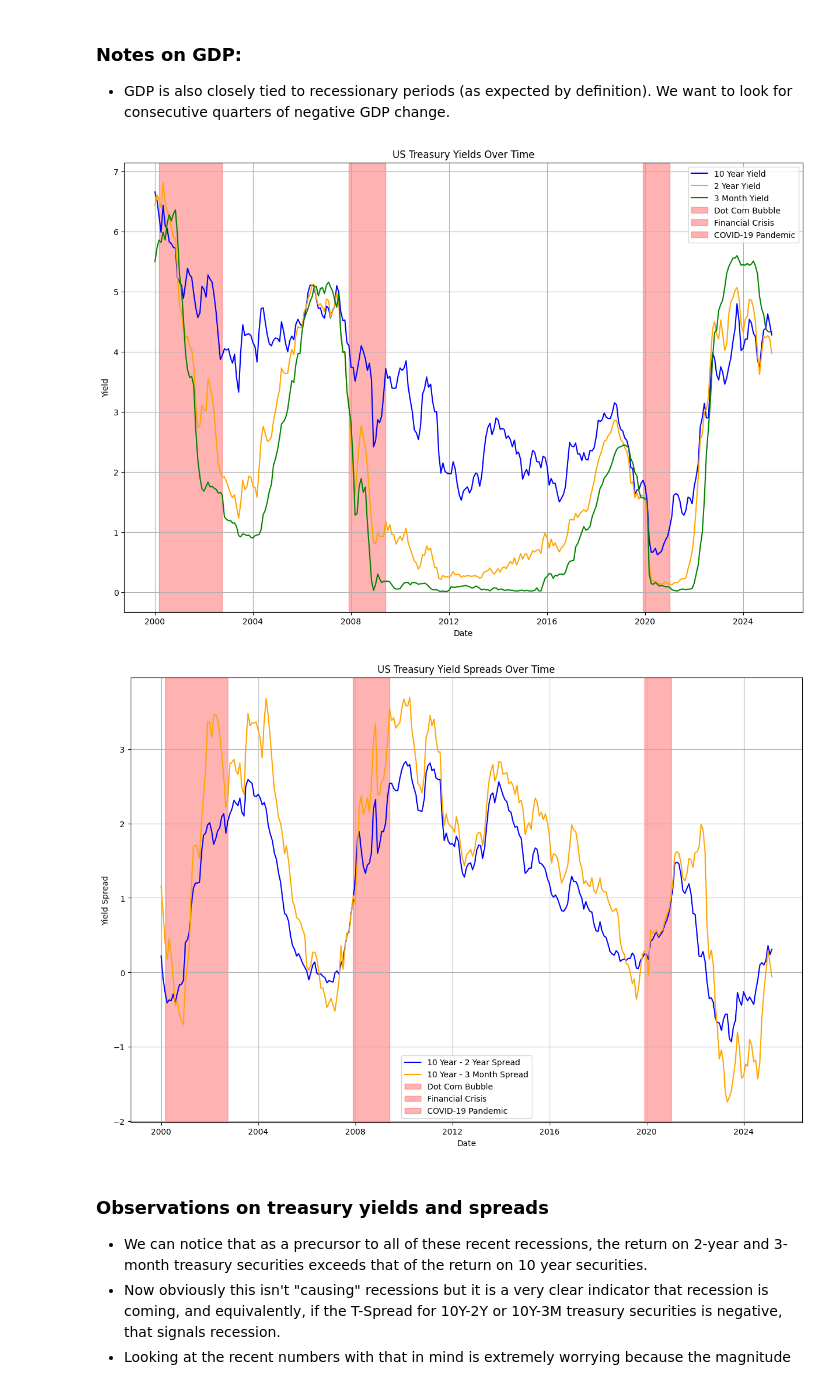
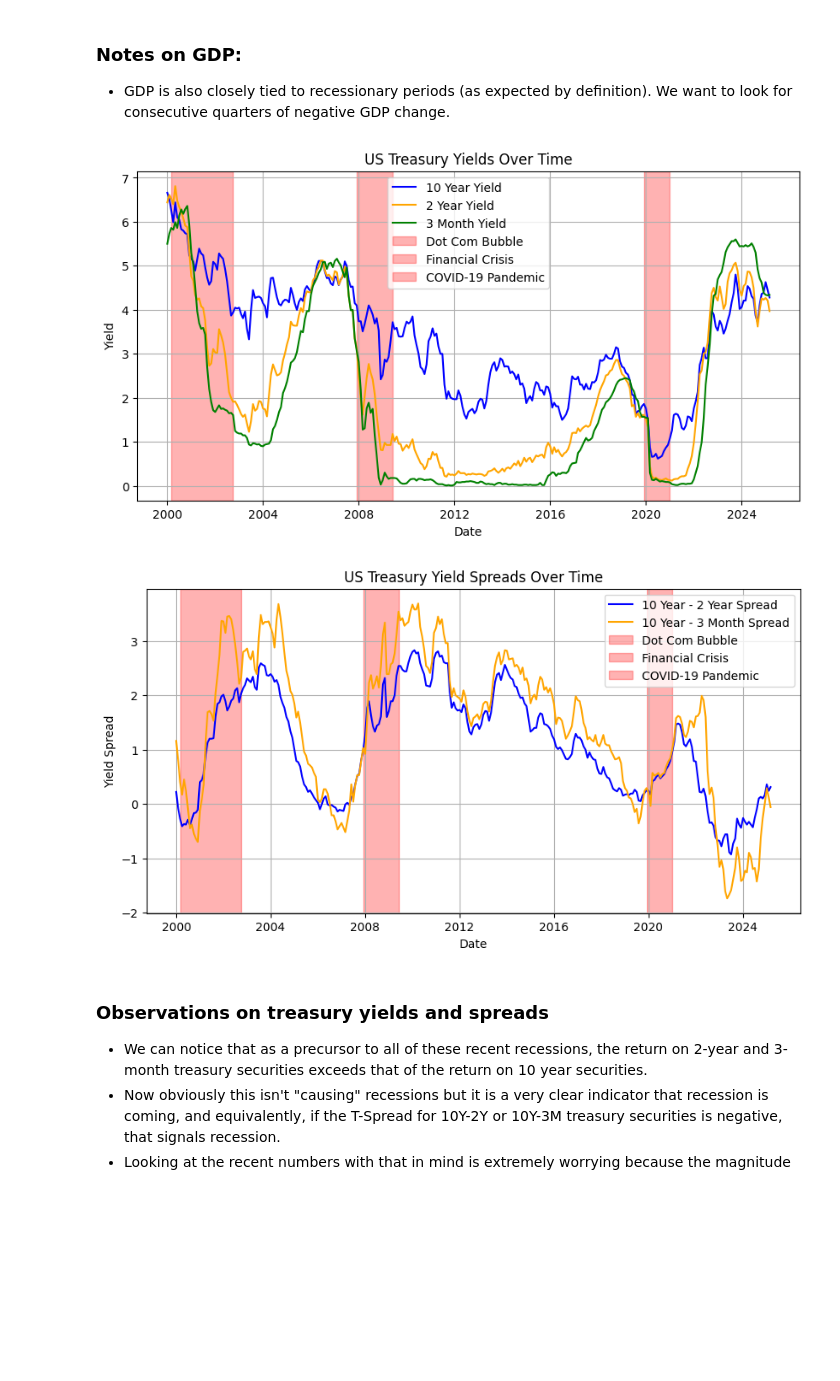
Before and after one commit to JackDamato/IC-Quant-Final-Project, a Jupyter notebook: JackDamatoFinal.ipynb, the cells around one changed output. Cells and saved outputs as stored; diff of their text form; code cells hidden in the pictures; blank space fills up the shorter version.

```diff
--- a/JackDamatoFinal.ipynb
+++ b/JackDamatoFinal.ipynb
@@ -178,39 +191,44 @@ ThreeMonth = pd.read_csv("GS3M.csv", parse_dates=["DATE"]) # 3 Month Treasury Yi
 
 # Calculate the spreads (10Y - 2Y and 10Y - 3M)
 Ten_Two_Spread = pd.DataFrame({"DATE": TenYear["DATE"], "Ten_Two_Spread": TenYear["GS10"] - TwoYear["GS2"]})
+Ten_Two_Spread["DATE"] = pd.to_datetime(Ten_Two_Spread["DATE"])
+Ten_Two_Spread.set_index("DATE", inplace=True)
+
 Ten_Three_Spread = pd.DataFrame({"DATE": TenYear["DATE"], "Ten_Three_Spread": TenYear["GS10"] - ThreeMonth["GS3M"]})
+Ten_Three_Spread["DATE"] = pd.to_datetime(Ten_Three_Spread["DATE"])
+Ten_Three_Spread.set_index("DATE", inplace=True)
 
 # Plotting the yields all on the same graph, with notable date ranges highlighted
-plt.figure(figsize=(15, 10))
+plt.figure(figsize=(10, 5))
 plt.plot(TenYear["DATE"], TenYear["GS10"], label="10 Year Yield", color="blue")
 plt.plot(TwoYear["DATE"], TwoYear["GS2"], label="2 Year Yield", color="orange")
 plt.plot(ThreeMonth["DATE"], ThreeMonth["GS3M"], label="3 Month Yield", color="green")
 for label, (start, end) in notable_date_ranges.items():
     plt.axvspan(pd.to_datetime(start), pd.to_datetime(end), color='red', alpha=0.3, label=label)
 
 plt.title("US Treasury Yields Over Time")
 plt.xlabel("Date")
 plt.ylabel("Yield")
 plt.legend()
 plt.grid()
 plt.show() # First graph
 
 # Plotting the spreads (10Y - 2Y and 10Y - 3M) on the same graph, with notable date ranges highlighted
-plt.figure(figsize=(15, 10))
-plt.plot(Ten_Two_Spread["DATE"], Ten_Two_Spread["Ten_Two_Spread"], label="10 Year - 2 Year Spread", color="blue")
-plt.plot(Ten_Three_Spread["DATE"], Ten_Three_Spread["Ten_Three_Spread"], label="10 Year - 3 Month Spread", color="orange")
+plt.figure(figsize=(10, 5))
+plt.plot(Ten_Two_Spread.index, Ten_Two_Spread["Ten_Two_Spread"], label="10 Year - 2 Year Spread", color="blue")
+plt.plot(Ten_Three_Spread.index, Ten_Three_Spread["Ten_Three_Spread"], label="10 Year - 3 Month Spread", color="orange")
 for label, (start, end) in notable_date_ranges.items():
     plt.axvspan(pd.to_datetime(start), pd.to_datetime(end), color='red', alpha=0.3, label=label)
 
 plt.title("US Treasury Yield Spreads Over Time")
 plt.xlabel("Date")
 plt.ylabel("Yield Spread")
 plt.legend()
 plt.grid()
 plt.show() # Second graph
 # %% [output]
-[figure, old version]
+[figure, new version]
-[figure, old version]
+[figure, new version]
 # %% [markdown]
 ### Observations on treasury yields and spreads
 - We can notice that as a precursor to all of these recent recessions, the return on 2-year and 3-month treasury securities exceeds that of the return on 10 year securities.
```
Also changed, not shown: parts of 15 cells of this notebook, 15 other files.
